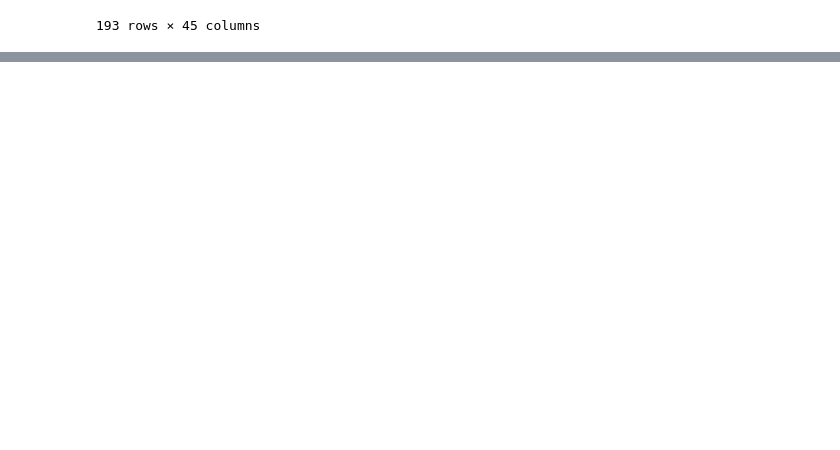
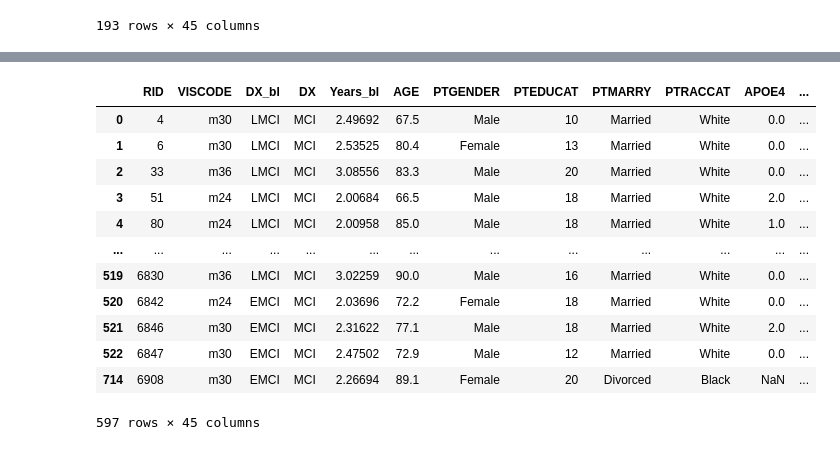
Before and after one commit to raoalihasan1/ML-MCI-AD-Conversion, a Jupyter notebook: data_preprocessing.ipynb, the cells around one changed output, grey strips where cells are left out. Drawn from its saved outputs; the diff is of its cells as text; code cells hidden in the pictures; blank space fills up the shorter version.

```diff
--- a/data_preprocessing.ipynb
+++ b/data_preprocessing.ipynb
@@ -336,0 +344,25 @@ convert_ad_after_two_years
+# %%
+# Create the non-converters df by combining those who remained
+# in MCI over the 2 year period and those who converted to AD
+# after the two year period from the baseline
+remain_mci_df = (
+    pd.concat([remain_mci_two_years, convert_ad_after_two_years], ignore_index=True)
+    .sort_values(by=["RID", "Years_bl"])
+    .drop_duplicates(subset="RID", keep="first")
+)
+
+remain_mci_df
+# %% [output]
+|  | RID | VISCODE | DX_bl | DX | Years_bl | AGE | PTGENDER | PTEDUCAT | PTMARRY | PTRACCAT | APOE4 | ... |
+| 0 | 4 | m30 | LMCI | MCI | 2.49692 | 67.5 | Male | 10 | Married | White | 0.0 | ... |
+| 1 | 6 | m30 | LMCI | MCI | 2.53525 | 80.4 | Female | 13 | Married | White | 0.0 | ... |
+| 2 | 33 | m36 | LMCI | MCI | 3.08556 | 83.3 | Male | 20 | Married | White | 0.0 | ... |
+| 3 | 51 | m24 | LMCI | MCI | 2.00684 | 66.5 | Male | 18 | Married | White | 2.0 | ... |
+| 4 | 80 | m24 | LMCI | MCI | 2.00958 | 85.0 | Male | 18 | Married | White | 1.0 | ... |
+| ... | ... | ... | ... | ... | ... | ... | ... | ... | ... | ... | ... | ... |
+| 519 | 6830 | m36 | LMCI | MCI | 3.02259 | 90.0 | Male | 16 | Married | White | 0.0 | ... |
+| 520 | 6842 | m24 | EMCI | MCI | 2.03696 | 72.2 | Female | 18 | Married | White | 0.0 | ... |
+| 521 | 6846 | m30 | EMCI | MCI | 2.31622 | 77.1 | Male | 18 | Married | White | 2.0 | ... |
+| 522 | 6847 | m30 | EMCI | MCI | 2.47502 | 72.9 | Male | 12 | Married | White | 0.0 | ... |
+| 714 | 6908 | m30 | EMCI | MCI | 2.26694 | 89.1 | Female | 20 | Divorced | Black | NaN | ... |
+597 rows × 45 columns
```
Also changed, not shown: parts of 9 cells of this notebook.
